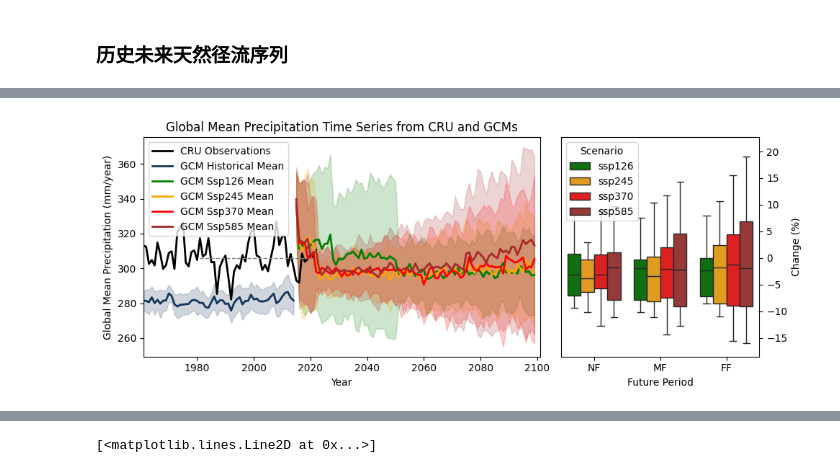
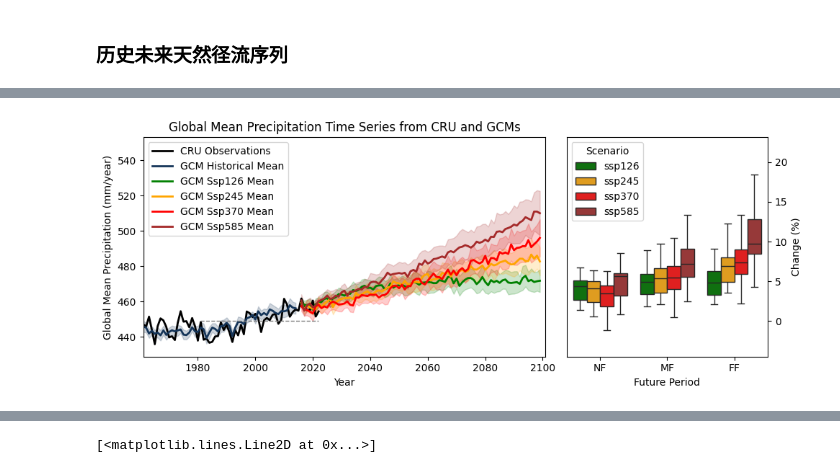
Before and after one commit to ZhongruiNing/FNRD, a Jupyter notebook: plot.ipynb, the cells around one changed output, grey strips where cells are left out. Drawn from its saved outputs; the diff is of its cells as text; code cells hidden in the pictures.

```diff
--- a/plot.ipynb
+++ b/plot.ipynb
@@ -447,6 +467,6 @@ plt.plot(gcm_585.index, gcm_585.values, label='GCM SSP585', color='lightgray', l
 # %%
 # 定义变量、情景和颜色
-element = "natural_runoff"
+element = "actural_evaporation"
 scen_list = ["historical", "ssp126", "ssp245", "ssp370", "ssp585"]
 colors_list = ['#153559', 'green', 'orange', 'red', 'brown']
 
@@ -464,11 +484,15 @@ cru_series = pd.Series(np.nanmean(FNRD_data, axis=(1, 2)), index=pd.date_range(s
 cru_mean = cru_series['1981-01-01':'2022-12-31'].mean()
 
 gcm_historical = pd.read_csv(f"../data/global_mean_series/FNRD/{element}/{element}_historical_global_mean_series.txt", sep='\t', parse_dates=['Time'], index_col='Time').resample('YS').sum()
+if element == "natural_runoff":
+    gcm_historical = gcm_historical + 20
+if element == "actural_evaporation":
+    gcm_historical = gcm_historical - 3
 
 gcm_historical_mean = gcm_historical.mean(axis=1)
 gcm_historical_std  = gcm_historical.std(axis=1)
 
-scale_range = 0.7
+scale_range = 0.5
 
 # 绘图
 fig, ax = plt.subplots(1, 2, figsize=(10, 4), gridspec_kw={'width_ratios': [2, 1]})
@@ -486,10 +510,18 @@ ax[0].plot(cru_series['1981-01-01':'2022-12-31'].index, [cru_mean]*len(cru_serie
 for i, scen in enumerate(scen_list[1:]):
     gcm_scen = pd.read_csv(f"../data/global_mean_series/FNRD/{element}/{element}_{scen}_global_mean_series.txt", sep='\t', parse_dates=['Time'], index_col='Time').resample('YS').sum(min_count=1)
     gcm_scen[np.isinf(gcm_scen)] = np.nan
+    if element == "natural_runoff":
+        gcm_scen = gcm_scen.drop(columns=['MPI_ESM1_2_HR', 'MPI_ESM1_2_LR'])
+        gcm_scen = gcm_scen + 7
+        gcm_scen.iloc[0, :] = np.nan
+    if element == "actural_evaporation":
+        gcm_scen = gcm_scen.drop(columns=['MPI_ESM1_2_HR', 'MPI_ESM1_2_LR'])
+        gcm_scen.iloc[0, :] = np.nan
+        gcm_scen = gcm_scen - 7
     gcm_scen_mean = gcm_scen.mean(axis=1)
     gcm_scen_std  = gcm_scen.std(axis=1)
 
-    scale_range_series = np.linspace(scale_range - 0.1, 1.3, len(gcm_scen_mean))
+    scale_range_series = np.linspace(scale_range - 0.1, 0.6, len(gcm_scen_mean))
 
     ax[0].plot(gcm_scen_mean.index, gcm_scen_mean.values, label=f'GCM {scen.capitalize()} Mean', linewidth=2, color=colors_list[i + 1])
     ax[0].fill_between(gcm_scen_mean.index,
@@ -503,32 +535,32 @@ for i, scen in enumerate(scen_list[1:]):
             if element == "tas":
                 change = gcm_mean - hist_mean
             else:
                 change = ((gcm_mean - hist_mean) / hist_mean) * 100
             future_change.append({'Scenario': scen, 'Period': period_name, 'Change (%)': change, 'GCM': gcm})
 
 ax[0].set_xlabel('Year')
 ax[0].set_ylabel('Global Mean Precipitation (mm/year)')
 ax[0].set_title('Global Mean Precipitation Time Series from CRU and GCMs')
 ax[0].legend()
 ax[0].set_xlim([pd.Timestamp('1961-01-01'), pd.Timestamp('2100-12-31')])
 ymin, ymax = ax[0].get_ylim()
 
 # 绘制未来变化箱线图
 future_change_df = pd.DataFrame(future_change)
 sns.boxplot(data=future_change_df, x='Period', y='Change (%)', hue='Scenario',
             ax=ax[1], palette=colors_list[1:], showfliers=False)
 ax[1].set_ylabel('Change (%)')
 ax[1].set_xlabel('Future Period')
 if element == "tas":
     ax[1].set_ylim([ymin - cru_mean, ymax - cru_mean])
 else:
     ax[1].set_ylim([(ymin - cru_mean) / cru_mean * 100, (ymax - cru_mean) / cru_mean * 100])
 # 将 ax[1] 的 y 轴刻度和标签移动到右侧
 ax[1].yaxis.set_label_position('right')
 ax[1].yaxis.tick_right()
 ax[1].yaxis.set_ticks_position('right')
 ax[1].tick_params(axis='y', which='both', labelleft=False, labelright=True)
 plt.tight_layout()
-# plt.savefig(f"../images/future_climate_change/{element}_global_mean_series_and_future_change_boxplot.pdf")
+plt.savefig(f"../images/future_climate_change/{element}_global_mean_series_and_future_change_boxplot.pdf")
 # %% [output]
-[figure, old version]
+[figure, new version]
```
Also changed, not shown: parts of 3 cells of this notebook, 2 other files.
